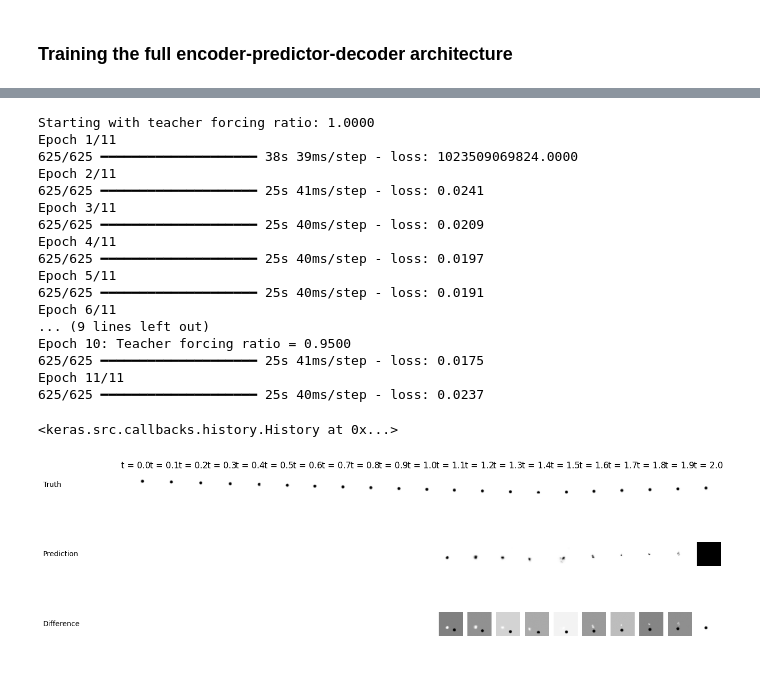
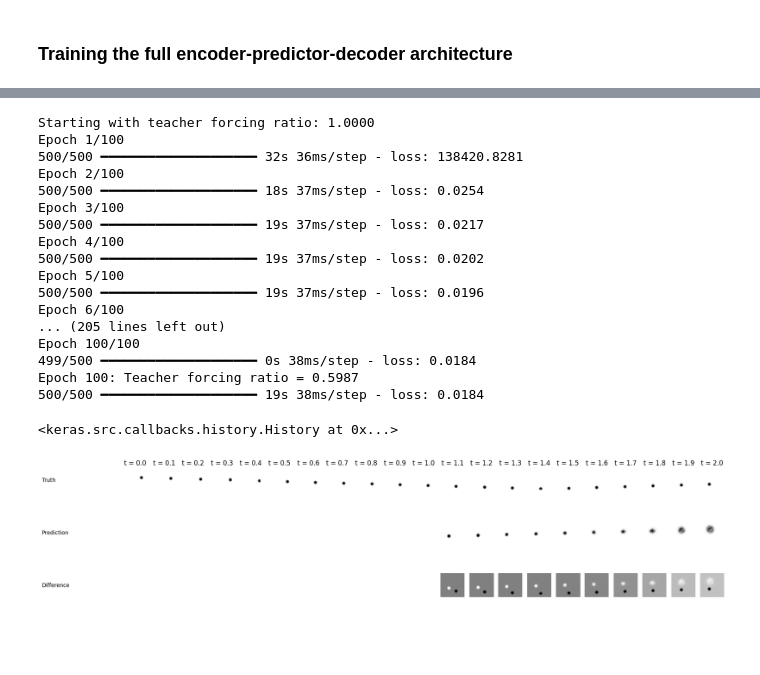
Before and after one commit to aremondtiedrez/pythia, a Jupyter notebook: demo.ipynb, the cells around one changed output, grey strips where cells are left out. Saved outputs shown, nothing was run; the diff lists cells and outputs as text; code cells hidden in the pictures; blank space fills up the shorter version.

Commit message:
Demo notebook - in progress: visualization of the full, trained, model.

```diff
--- a/demo.ipynb
+++ b/demo.ipynb
@@ -261,23 +261,23 @@ callback = pythia.models.ScheduledSamplingCallback(
     min_ratio = 0.1,
 )
 # %%
-model.fit(images_train, epochs=11, batch_size=16, callbacks=[callback])
+model.fit(images_train, epochs=100, batch_size=16, callbacks=[callback])
 # %% [output]
 Starting with teacher forcing ratio: 1.0000
-Epoch 1/11
-625/625 ━━━━━━━━━━━━━━━━━━━━ 38s 39ms/step - loss: 1023509069824.0000
-Epoch 2/11
-625/625 ━━━━━━━━━━━━━━━━━━━━ 25s 41ms/step - loss: 0.0241
-Epoch 3/11
-625/625 ━━━━━━━━━━━━━━━━━━━━ 25s 40ms/step - loss: 0.0209
-Epoch 4/11
-625/625 ━━━━━━━━━━━━━━━━━━━━ 25s 40ms/step - loss: 0.0197
-Epoch 5/11
-625/625 ━━━━━━━━━━━━━━━━━━━━ 25s 40ms/step - loss: 0.0191
-Epoch 6/11
-... (9 lines left out)
-Epoch 10: Teacher forcing ratio = 0.9500
-625/625 ━━━━━━━━━━━━━━━━━━━━ 25s 41ms/step - loss: 0.0175
-Epoch 11/11
-625/625 ━━━━━━━━━━━━━━━━━━━━ 25s 40ms/step - loss: 0.0237
+Epoch 1/100
+500/500 ━━━━━━━━━━━━━━━━━━━━ 32s 36ms/step - loss: 138420.8281
+Epoch 2/100
+500/500 ━━━━━━━━━━━━━━━━━━━━ 18s 37ms/step - loss: 0.0254
+Epoch 3/100
+500/500 ━━━━━━━━━━━━━━━━━━━━ 19s 37ms/step - loss: 0.0217
+Epoch 4/100
+500/500 ━━━━━━━━━━━━━━━━━━━━ 19s 37ms/step - loss: 0.0202
+Epoch 5/100
+500/500 ━━━━━━━━━━━━━━━━━━━━ 19s 37ms/step - loss: 0.0196
+Epoch 6/100
+... (205 lines left out)
+Epoch 100/100
+499/500 ━━━━━━━━━━━━━━━━━━━━ 0s 38ms/step - loss: 0.0184
+Epoch 100: Teacher forcing ratio = 0.5987
+500/500 ━━━━━━━━━━━━━━━━━━━━ 19s 38ms/step - loss: 0.0184
 <keras.src.callbacks.history.History at 0x...>
@@ -294,40 +302,40 @@ import matplotlib.pyplot as plt
 # %%
 # Plotting
 n_timesteps = len(snapshot_timesteps)
-figure, axes = plt.subplots(3, n_timesteps, figsize=(15, 5))
+figure, axes = plt.subplots(3, n_timesteps, figsize=(20, 5))
 
 for timestep_index in range(n_timesteps):
     # Truth
     axes[0, timestep_index].imshow(truth[timestep_index], cmap="gray")
     if timestep_index >= n_past:
         # Prediction
         axes[1, timestep_index].imshow(predictions[timestep_index - n_past], cmap="gray")
         # Difference
         axes[2, timestep_index].imshow(truth[timestep_index] - predictions[timestep_index - n_past], cmap="gray")
 
 # Row labels
 row_labels = ["Truth", "Prediction", "Difference"]
 for pos_index, row_label in enumerate(row_labels):
     # Get the bounding box of the leftmost subplot in this row
     bbox = axes[pos_index, 0].get_position()
     y_center = (bbox.y0 + bbox.y1) / 2  # Vertical center of the row
     figure.text(0.02, y_center, row_label, va='center')
 
 # Column labels
 col_labels = [
     f"t = {timestep:.1f}"
     for timestep in snapshot_timesteps
 ]
 for axis, col_label in zip(axes[0, :], col_labels):
     axis.set_title(col_label)
 
 # Hide axes
 for axis in axes.flatten():
     #axis.tick_params(left=False, bottom=False, labelleft=False, labelbottom=False)
     axis.axis("off")
 
 plt.show()
 # %% [output]
-[figure, old version]
+[figure, new version]
 # %%
 from matplotlib.animation import FuncAnimation
```
Also changed, not shown: parts of 7 cells of this notebook.
